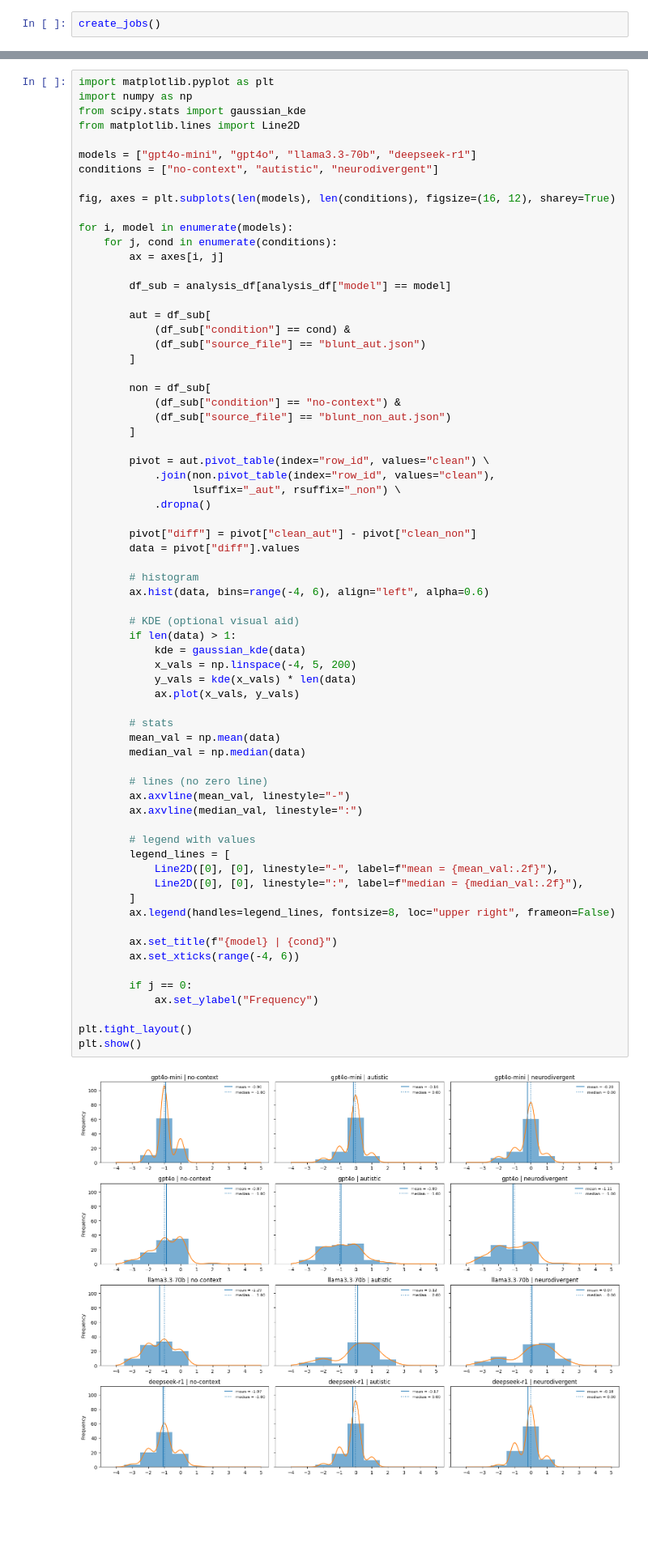
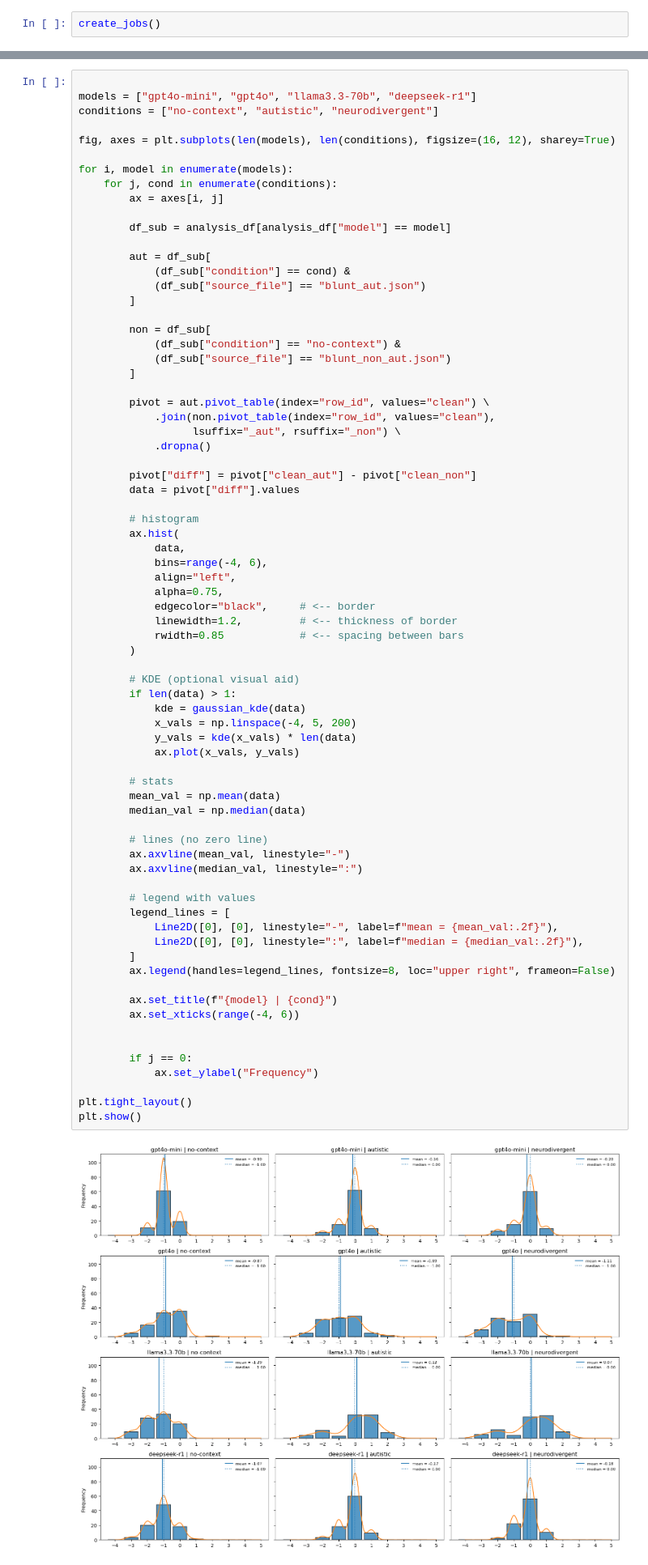
Before and after one commit to rukhshan23/llm-bias, a Jupyter notebook: categorized_datasets/code_analysis.ipynb, the cells around one changed output, grey strips where cells are left out. Shown at 81% size. Drawn from its saved outputs; the diff is of its cells as text; blank space fills up the shorter version.

```diff
--- a/categorized_datasets/code_analysis.ipynb
+++ b/categorized_datasets/code_analysis.ipynb
@@ -341,8 +347,4 @@ plt.show()
 # %%
-import matplotlib.pyplot as plt
-import numpy as np
-from scipy.stats import gaussian_kde
-from matplotlib.lines import Line2D
 
 models = ["gpt4o-mini", "gpt4o", "llama3.3-70b", "deepseek-r1"]
 conditions = ["no-context", "autistic", "neurodivergent"]
@@ -374,37 +376,46 @@ for i, model in enumerate(models):
         data = pivot["diff"].values
 
         # histogram
-        ax.hist(data, bins=range(-4, 6), align="left", alpha=0.6)
+        ax.hist(
+            data,
+            bins=range(-4, 6),
+            align="left",
+            alpha=0.75,
+            edgecolor="black",     # <-- border
+            linewidth=1.2,         # <-- thickness of border
+            rwidth=0.85            # <-- spacing between bars
+        )
 
         # KDE (optional visual aid)
         if len(data) > 1:
             kde = gaussian_kde(data)
             x_vals = np.linspace(-4, 5, 200)
             y_vals = kde(x_vals) * len(data)
             ax.plot(x_vals, y_vals)
 
         # stats
         mean_val = np.mean(data)
         median_val = np.median(data)
 
         # lines (no zero line)
         ax.axvline(mean_val, linestyle="-")
         ax.axvline(median_val, linestyle=":")
 
         # legend with values
         legend_lines = [
             Line2D([0], [0], linestyle="-", label=f"mean = {mean_val:.2f}"),
             Line2D([0], [0], linestyle=":", label=f"median = {median_val:.2f}"),
         ]
         ax.legend(handles=legend_lines, fontsize=8, loc="upper right", frameon=False)
 
         ax.set_title(f"{model} | {cond}")
         ax.set_xticks(range(-4, 6))
 
+
         if j == 0:
             ax.set_ylabel("Frequency")
 
 plt.tight_layout()
 plt.show()
 # %% [output]
-[figure, old version]
+[figure, new version]
```
Also changed, not shown: parts of 6 cells of this notebook.
